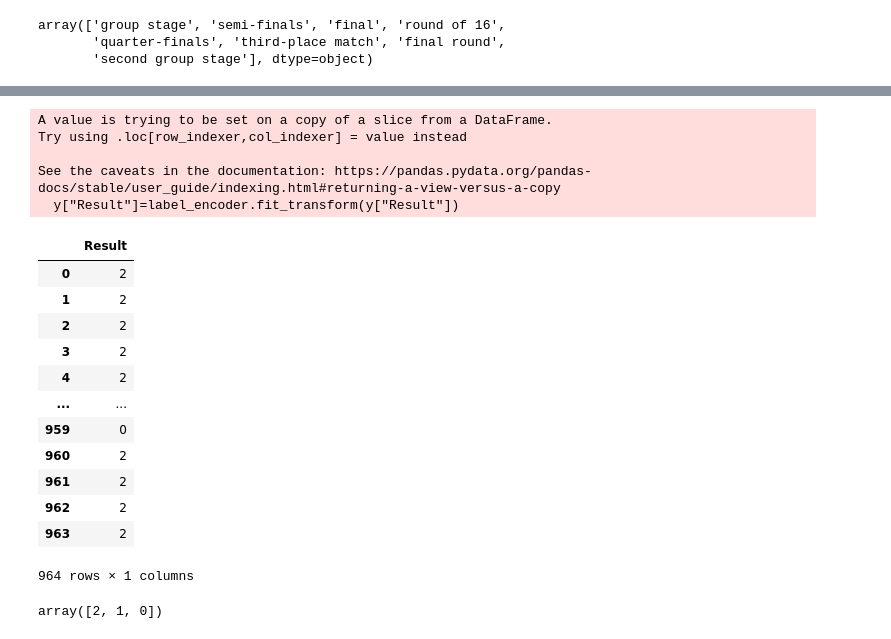
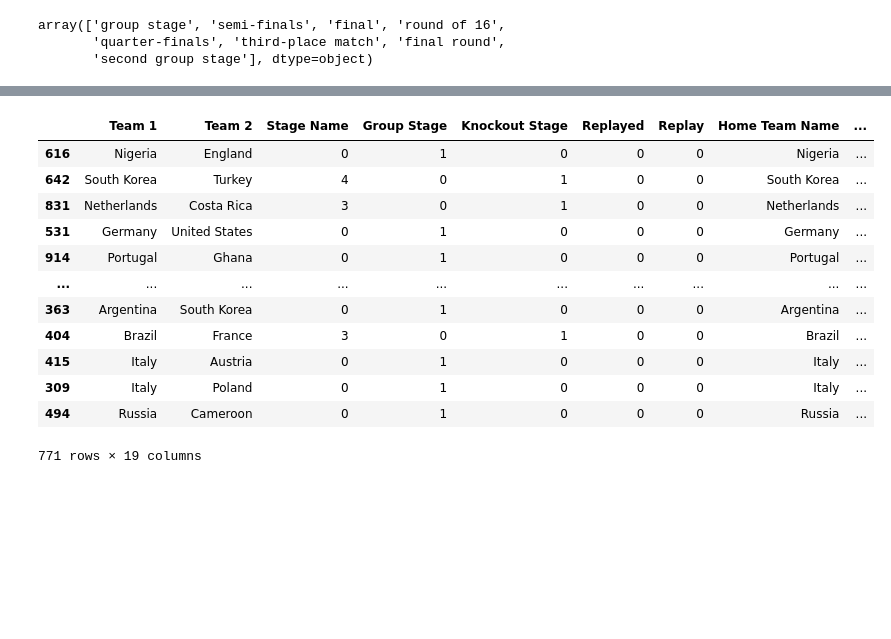
Before and after one commit to Abhieeeh/Fifa-worldcup-2026-prediction-analysis, a Jupyter notebook: preprocessing.ipynb, the cells around one changed output, grey strips where cells are left out. Saved outputs shown, nothing was run; the diff lists cells and outputs as text; code cells hidden in the pictures; blank space fills up the shorter version.

```diff
--- a/preprocessing.ipynb
+++ b/preprocessing.ipynb
@@ -271,0 +259,3 @@ df.tail()
+# %%
+y["Result"]=y["Result"].map({"draw": 0,"away team win": 1,"home team win": 2 })
+y
@@ -289,23 +296,0 @@ df.tail()
-# %%
-label_encoder=LabelEncoder()
-y["Result"]=label_encoder.fit_transform(y["Result"])
-y
-# %% [output]
-A value is trying to be set on a copy of a slice from a DataFrame.
-Try using .loc[row_indexer,col_indexer] = value instead
-
-See the caveats in the documentation: https://pandas.pydata.org/pandas-docs/stable/user_guide/indexing.html#returning-a-view-versus-a-copy
-  y["Result"]=label_encoder.fit_transform(y["Result"])
-|  | Result |
-| 0 | 2 |
-| 1 | 2 |
-| 2 | 2 |
-| 3 | 2 |
-| 4 | 2 |
-| ... | ... |
-| 959 | 0 |
-| 960 | 2 |
-| 961 | 2 |
-| 962 | 2 |
-| 963 | 2 |
-964 rows × 1 columns
@@ -318,6 +297,17 @@ See the caveats in the documentation: https://pandas.pydata.org/pandas-docs/stab
 # %%
 x_train,x_test,y_train,y_test=train_test_split(df,y,test_size=0.2,random_state=42,stratify=y)
+x_train
+# %% [output]
+|  | Team 1 | Team 2 | Stage Name | Group Stage | Knockout Stage | Replayed | Replay | Home Team Name | ... |
+| 616 | Nigeria | England | 0 | 1 | 0 | 0 | 0 | Nigeria | ... |
+| 642 | South Korea | Turkey | 4 | 0 | 1 | 0 | 0 | South Korea | ... |
+| 831 | Netherlands | Costa Rica | 3 | 0 | 1 | 0 | 0 | Netherlands | ... |
+| 531 | Germany | United States | 0 | 1 | 0 | 0 | 0 | Germany | ... |
+| 914 | Portugal | Ghana | 0 | 1 | 0 | 0 | 0 | Portugal | ... |
+| ... | ... | ... | ... | ... | ... | ... | ... | ... | ... |
+| 363 | Argentina | South Korea | 0 | 1 | 0 | 0 | 0 | Argentina | ... |
+| 404 | Brazil | France | 3 | 0 | 1 | 0 | 0 | Brazil | ... |
+| 415 | Italy | Austria | 0 | 1 | 0 | 0 | 0 | Italy | ... |
+| 309 | Italy | Poland | 0 | 1 | 0 | 0 | 0 | Italy | ... |
+| 494 | Russia | Cameroon | 0 | 1 | 0 | 0 | 0 | Russia | ... |
+771 rows × 19 columns
-# %%
-y["Result"].unique()
-# %% [output]
-array([2, 1, 0])
```
Also changed, not shown: parts of 25 cells of this notebook.
